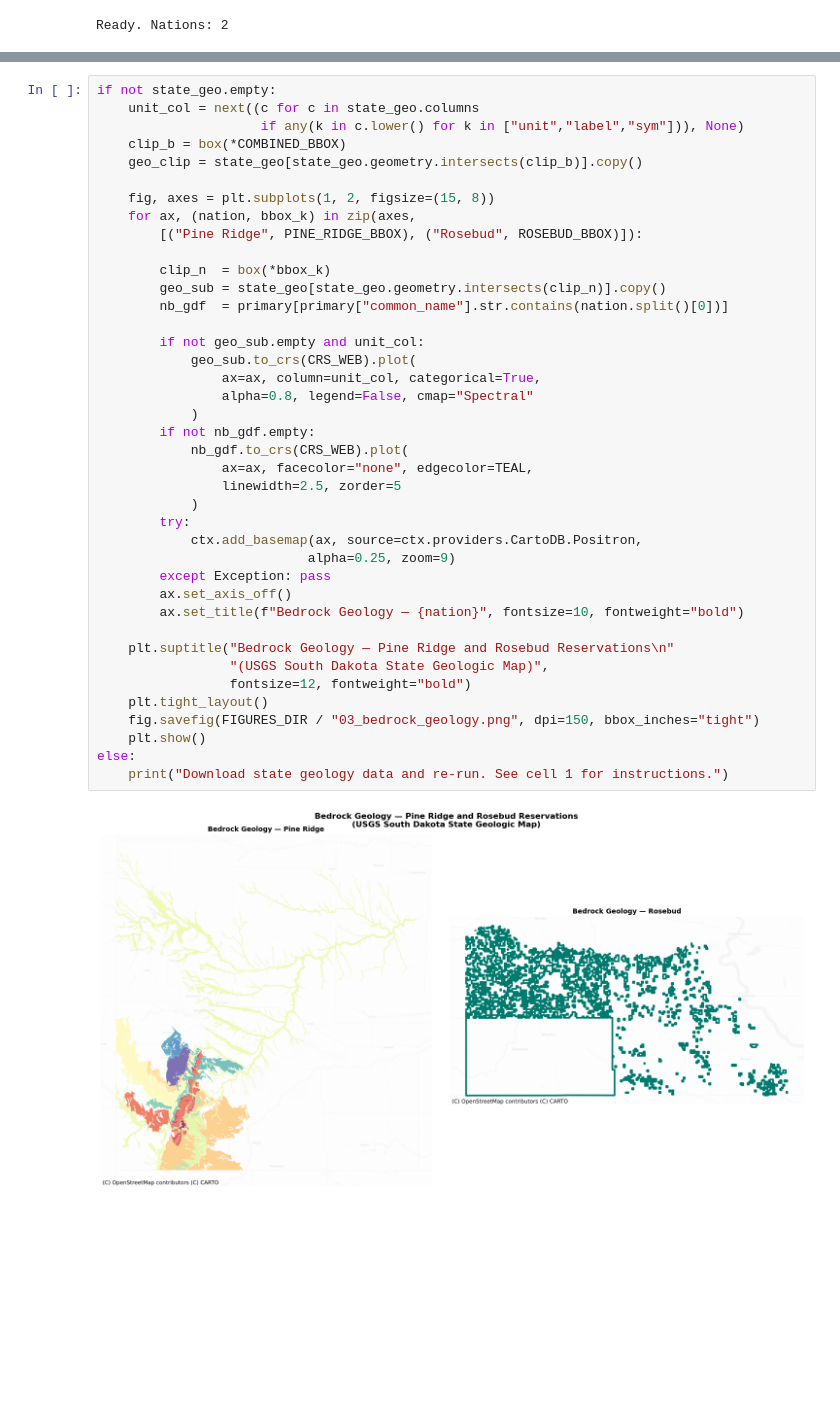
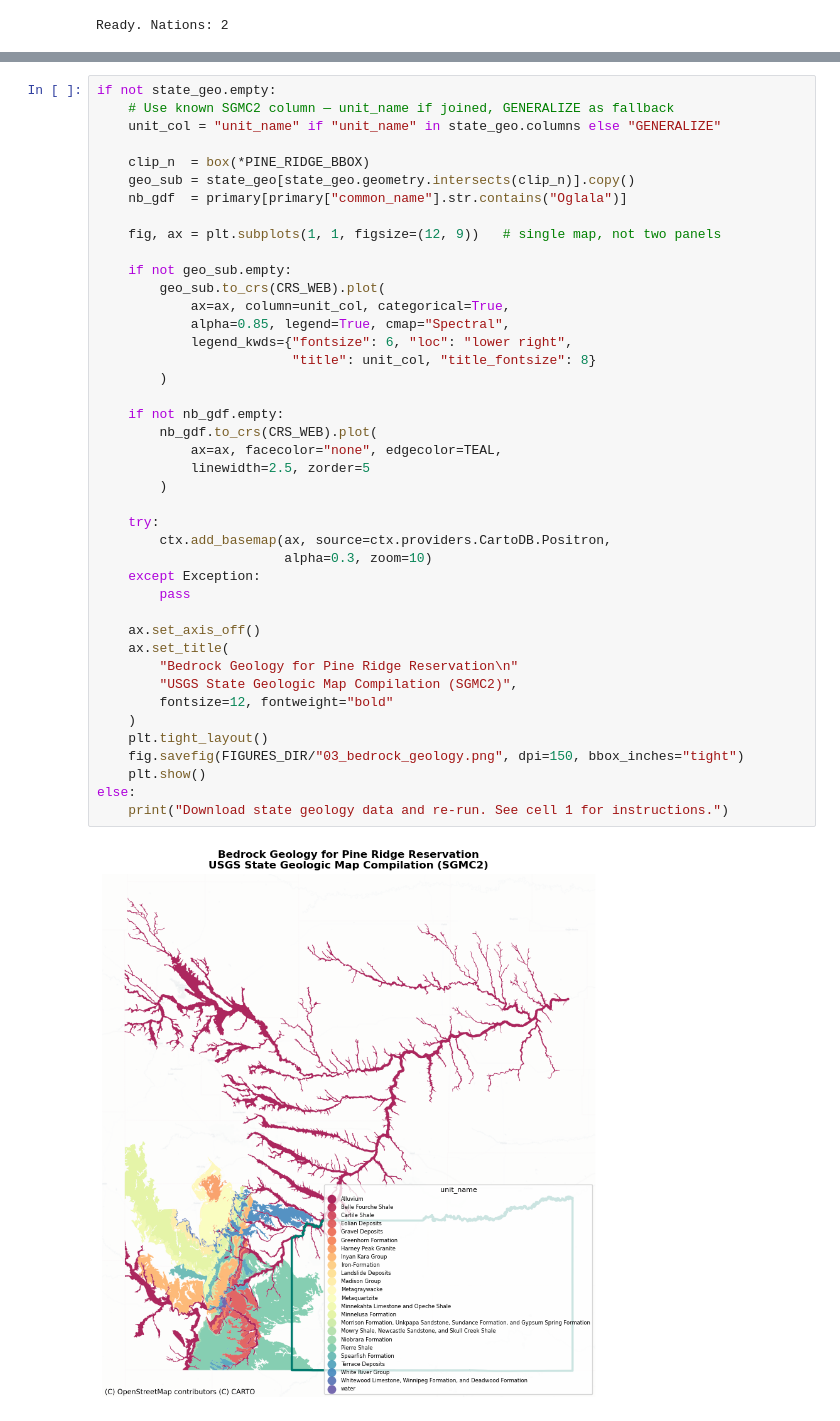
Before and after one commit to daearconsulting/Tribal_soils_geology, a Jupyter notebook: Notebooks/03_bedrock_geology.ipynb, the cells around one changed output, grey strips where cells are left out. Cells and saved outputs as stored; diff of their text form; blank space fills up the shorter version.

```diff
--- a/Notebooks/03_bedrock_geology.ipynb
+++ b/Notebooks/03_bedrock_geology.ipynb
@@ -197,43 +193,45 @@ Ogallala Group
 # %%
 if not state_geo.empty:
-    unit_col = next((c for c in state_geo.columns
-                     if any(k in c.lower() for k in ["unit","label","sym"])), None)
-    clip_b = box(*COMBINED_BBOX)
-    geo_clip = state_geo[state_geo.geometry.intersects(clip_b)].copy()
+    # Use known SGMC2 column — unit_name if joined, GENERALIZE as fallback
+    unit_col = "unit_name" if "unit_name" in state_geo.columns else "GENERALIZE"
 
-    fig, axes = plt.subplots(1, 2, figsize=(15, 8))
-    for ax, (nation, bbox_k) in zip(axes,
-        [("Pine Ridge", PINE_RIDGE_BBOX), ("Rosebud", ROSEBUD_BBOX)]):
+    clip_n  = box(*PINE_RIDGE_BBOX)
+    geo_sub = state_geo[state_geo.geometry.intersects(clip_n)].copy()
+    nb_gdf  = primary[primary["common_name"].str.contains("Oglala")]
 
-        clip_n  = box(*bbox_k)
-        geo_sub = state_geo[state_geo.geometry.intersects(clip_n)].copy()
-        nb_gdf  = primary[primary["common_name"].str.contains(nation.split()[0])]
+    fig, ax = plt.subplots(1, 1, figsize=(12, 9))   # single map, not two panels
 
-        if not geo_sub.empty and unit_col:
-            geo_sub.to_crs(CRS_WEB).plot(
-                ax=ax, column=unit_col, categorical=True,
-                alpha=0.8, legend=False, cmap="Spectral"
-            )
-        if not nb_gdf.empty:
-            nb_gdf.to_crs(CRS_WEB).plot(
-                ax=ax, facecolor="none", edgecolor=TEAL,
-                linewidth=2.5, zorder=5
-            )
-        try:
-            ctx.add_basemap(ax, source=ctx.providers.CartoDB.Positron,
-                           alpha=0.25, zoom=9)
-        except Exception: pass
-        ax.set_axis_off()
-        ax.set_title(f"Bedrock Geology — {nation}", fontsize=10, fontweight="bold")
+    if not geo_sub.empty:
+        geo_sub.to_crs(CRS_WEB).plot(
+            ax=ax, column=unit_col, categorical=True,
+            alpha=0.85, legend=True, cmap="Spectral",
+            legend_kwds={"fontsize": 6, "loc": "lower right",
+                         "title": unit_col, "title_fontsize": 8}
+        )
 
-    plt.suptitle("Bedrock Geology — Pine Ridge and Rosebud Reservations\n"
-                 "(USGS South Dakota State Geologic Map)",
-                 fontsize=12, fontweight="bold")
+    if not nb_gdf.empty:
+        nb_gdf.to_crs(CRS_WEB).plot(
+            ax=ax, facecolor="none", edgecolor=TEAL,
+            linewidth=2.5, zorder=5
+        )
+
+    try:
+        ctx.add_basemap(ax, source=ctx.providers.CartoDB.Positron,
+                        alpha=0.3, zoom=10)
+    except Exception:
+        pass
+
+    ax.set_axis_off()
+    ax.set_title(
+        "Bedrock Geology for Pine Ridge Reservation\n"
+        "USGS State Geologic Map Compilation (SGMC2)",
+        fontsize=12, fontweight="bold"
+    )
     plt.tight_layout()
-    fig.savefig(FIGURES_DIR / "03_bedrock_geology.png", dpi=150, bbox_inches="tight")
+    fig.savefig(FIGURES_DIR/"03_bedrock_geology.png", dpi=150, bbox_inches="tight")
     plt.show()
 else:
     print("Download state geology data and re-run. See cell 1 for instructions.")
 # %% [output]
-[figure, old version]
+[figure, new version]
 # %% [markdown]
```
Also changed, not shown: parts of 10 cells of this notebook, 23 other files.
